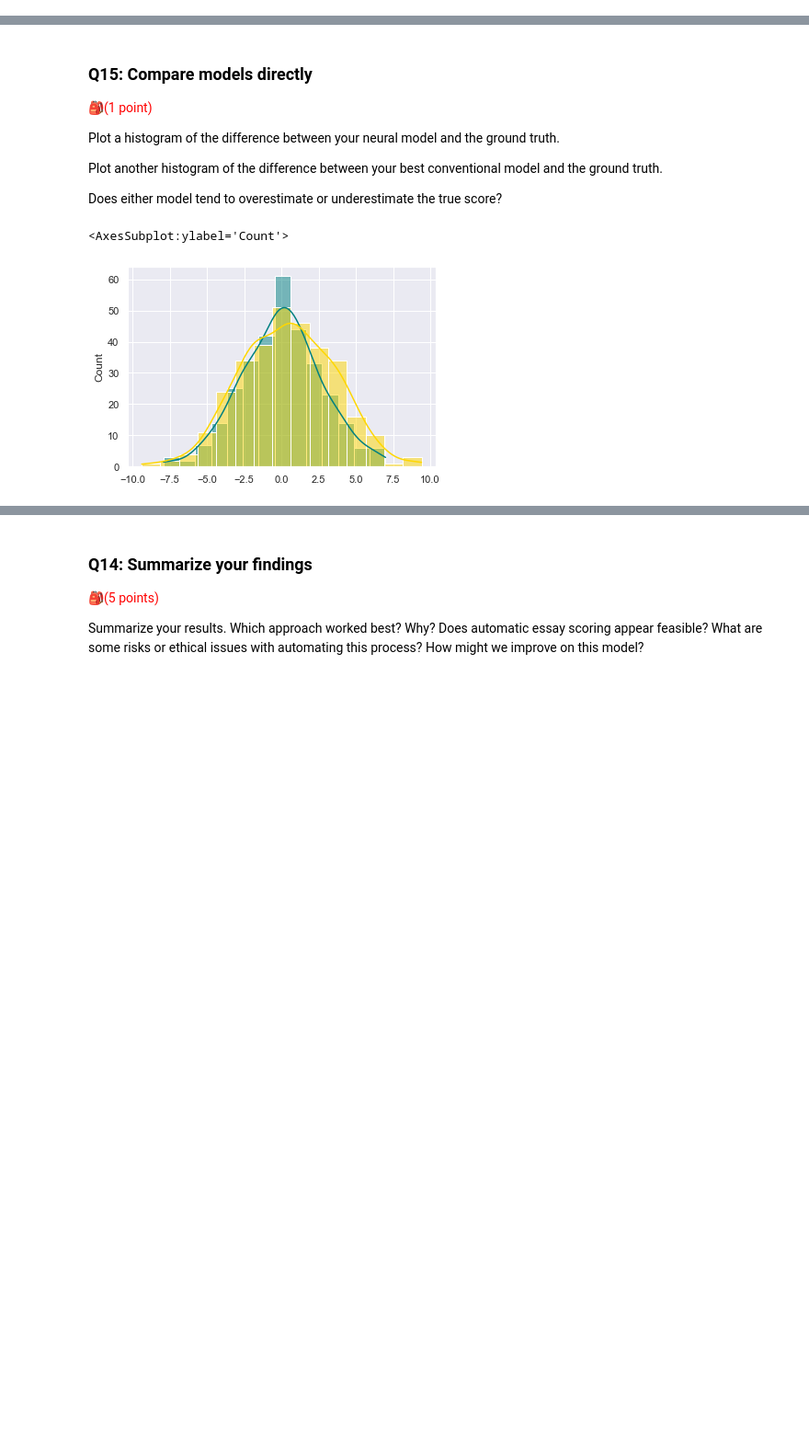
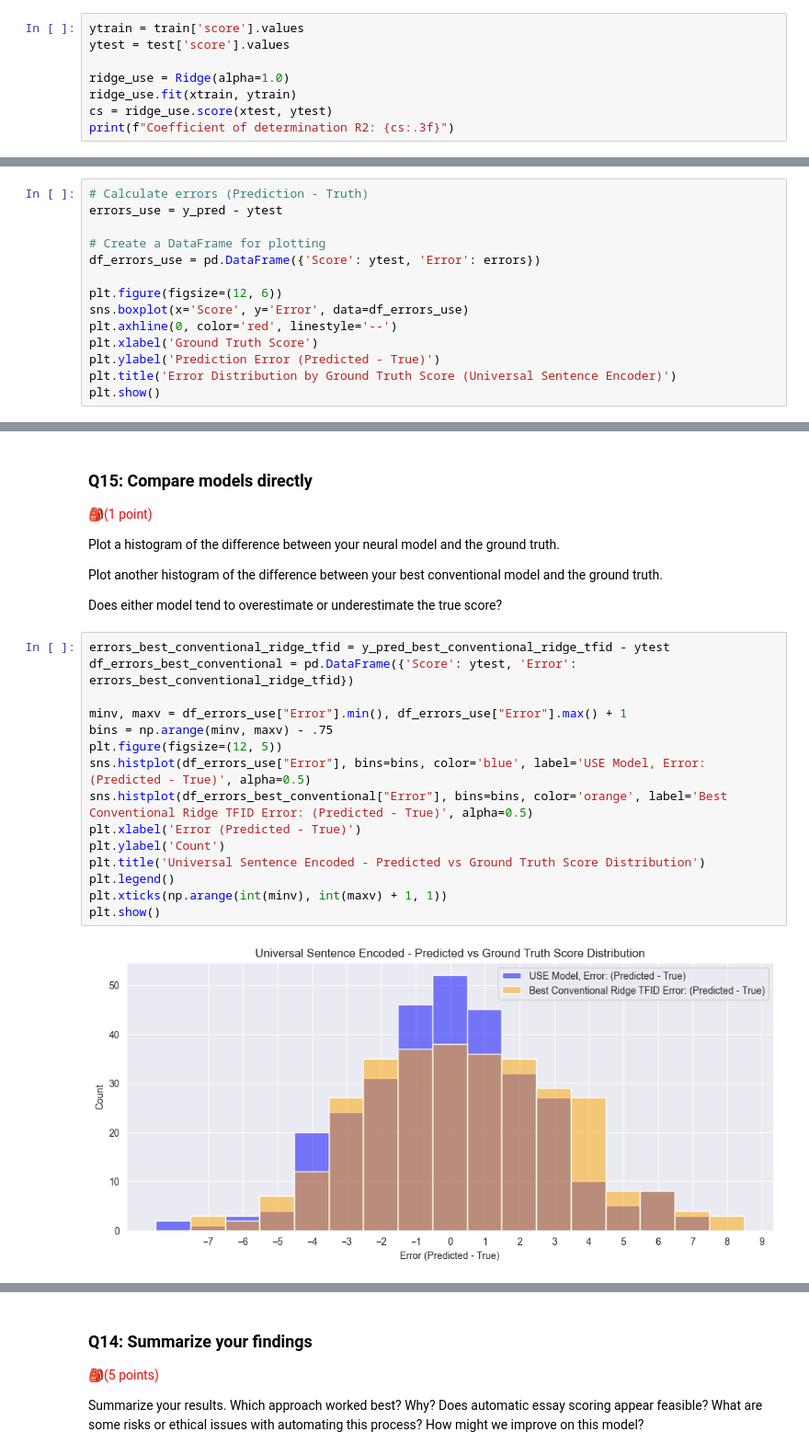
Before and after one commit to stevegon3/uw, a Jupyter notebook: IMT575/Lab-5-15_text_classification_pycharm.ipynb, the cells around one changed output, grey strips where cells are left out. Shown at 92% size. Drawn from its saved outputs; the diff is of its cells as text; blank space fills up the shorter version.

```diff
--- a/IMT575/Lab-5-15_text_classification_pycharm.ipynb
+++ b/IMT575/Lab-5-15_text_classification_pycharm.ipynb
@@ -263,4 +433,11 @@ Use the vanilla Ridge model.  Report the score.
 
 Which model appears to perform the best?
 # %%
+ytrain = train['score'].values
+ytest = test['score'].values
+
+ridge_use = Ridge(alpha=1.0)
+ridge_use.fit(xtrain, ytrain)
+cs = ridge_use.score(xtest, ytest)
+print(f"Coefficient of determination R2: {cs:.3f}")
 # %% [output]
@@ -295,4 +485,17 @@ x will be the ground truth scores and y is the difference between ground truth a
 
 What do you see?  Where does the model tend to make mistakes?
 # %%
+# Calculate errors (Prediction - Truth)
+errors_use = y_pred - ytest
+
+# Create a DataFrame for plotting
+df_errors_use = pd.DataFrame({'Score': ytest, 'Error': errors})
+
+plt.figure(figsize=(12, 6))
+sns.boxplot(x='Score', y='Error', data=df_errors_use)
+plt.axhline(0, color='red', linestyle='--')
+plt.xlabel('Ground Truth Score')
+plt.ylabel('Prediction Error (Predicted - True)')
+plt.title('Error Distribution by Ground Truth Score (Universal Sentence Encoder)')
+plt.show()
 # %% [output]
@@ -309,7 +531,20 @@ Plot another histogram of the difference between your best conventional model an
 
 Does either model tend to overestimate or underestimate the true score?
 # %%
+errors_best_conventional_ridge_tfid = y_pred_best_conventional_ridge_tfid - ytest
+df_errors_best_conventional = pd.DataFrame({'Score': ytest, 'Error': errors_best_conventional_ridge_tfid})
+
+minv, maxv = df_errors_use["Error"].min(), df_errors_use["Error"].max() + 1
+bins = np.arange(minv, maxv) - .75
+plt.figure(figsize=(12, 5))
+sns.histplot(df_errors_use["Error"], bins=bins, color='blue', label='USE Model, Error: (Predicted - True)', alpha=0.5)
+sns.histplot(df_errors_best_conventional["Error"], bins=bins, color='orange', label='Best Conventional Ridge TFID Error: (Predicted - True)', alpha=0.5)
+plt.xlabel('Error (Predicted - True)')
+plt.ylabel('Count')
+plt.title('Universal Sentence Encoded - Predicted vs Ground Truth Score Distribution')
+plt.legend()
+plt.xticks(np.arange(int(minv), int(maxv) + 1, 1))
+plt.show()
 # %% [output]
-<AxesSubplot:ylabel='Count'>
-[figure, old version]
+[figure, new version]
 # %% [markdown]
```
Also changed, not shown: parts of 33 cells of this notebook.
